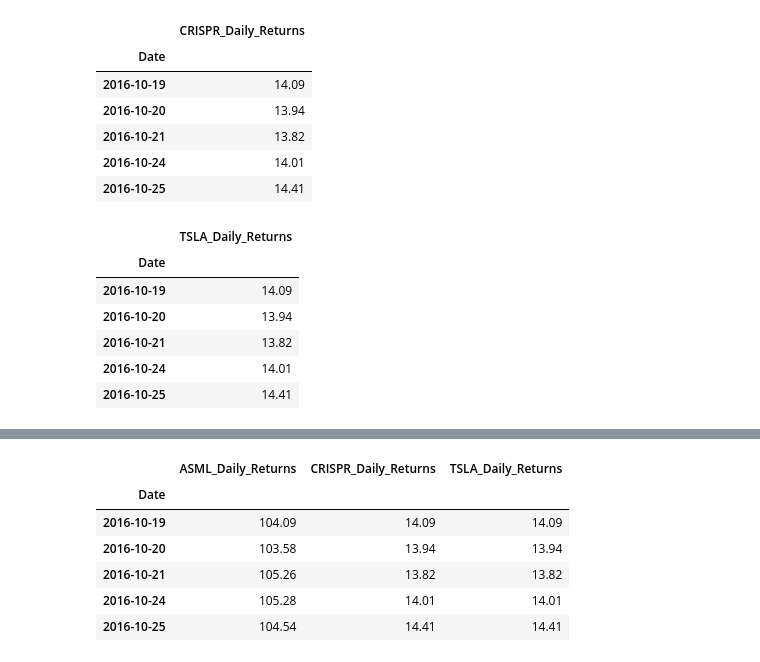
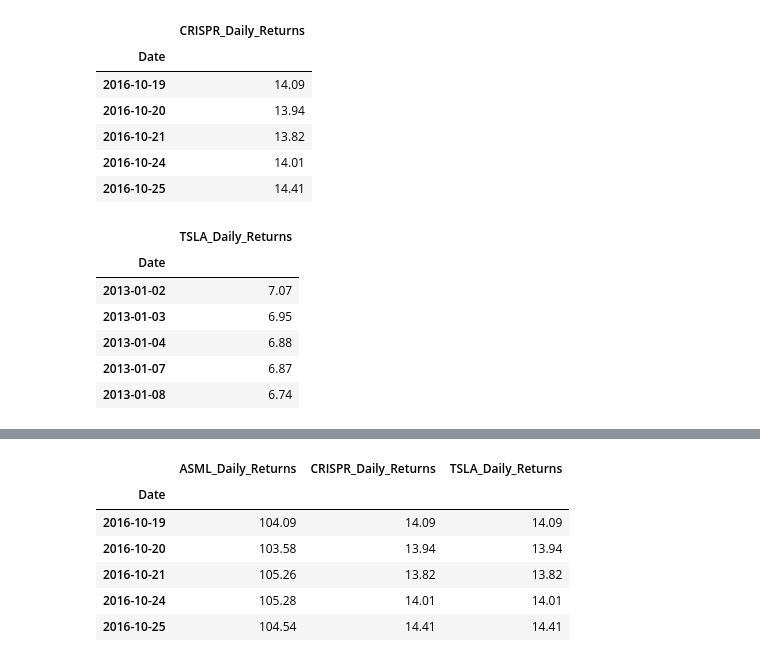
Before and after one commit to majikthise911/Homework_3_Pandas, a Jupyter notebook: Starter_Code/whale_analysis.ipynb, the cells around one changed output, grey strips where cells are left out. Drawn from its saved outputs; the diff is of its cells as text; code cells hidden in the pictures.

```diff
--- a/Starter_Code/whale_analysis.ipynb
+++ b/Starter_Code/whale_analysis.ipynb
@@ -432,20 +432,20 @@ crsp_data.head()
 | 2016-10-25 | 14.41 |
 # %%
 # Reading data from 3rd stock
-tsla_path = Path("./Resources/CRSP.csv")#tells python what the path to the csv is
+tsla_path = Path("./Resources/TSLA.csv")#tells python what the path to the csv is
 tsla_data = pd.read_csv(tsla_path, index_col= 'Date', infer_datetime_format = True, parse_dates = True) #index_col tells python to use the column headed by 'Date' as the index. #infer_datetime_format = True tells python to infer the date and time from the given format of dates.
 tsla_data.sort_index(ascending=True, inplace=True)
 tsla_data.columns = ['TSLA_Daily_Returns']
 tsla_data.index = tsla_data.index.strftime('%Y-%m-%d')
 tsla_data.head()
 # %% [output]
 |  | TSLA_Daily_Returns |
 | Date |  |
-| 2016-10-19 | 14.09 |
-| 2016-10-20 | 13.94 |
-| 2016-10-21 | 13.82 |
-| 2016-10-24 | 14.01 |
-| 2016-10-25 | 14.41 |
+| 2013-01-02 | 7.07 |
+| 2013-01-03 | 6.95 |
+| 2013-01-04 | 6.88 |
+| 2013-01-07 | 6.87 |
+| 2013-01-08 | 6.74 |
 # %%
 # Combine all stocks in a single DataFrame
 joined_personal_data = pd.concat([asml_data, crsp_data, tsla_data], axis = 'columns', join = 'inner')
```
Also changed, not shown: parts of 1 cell of this notebook.
